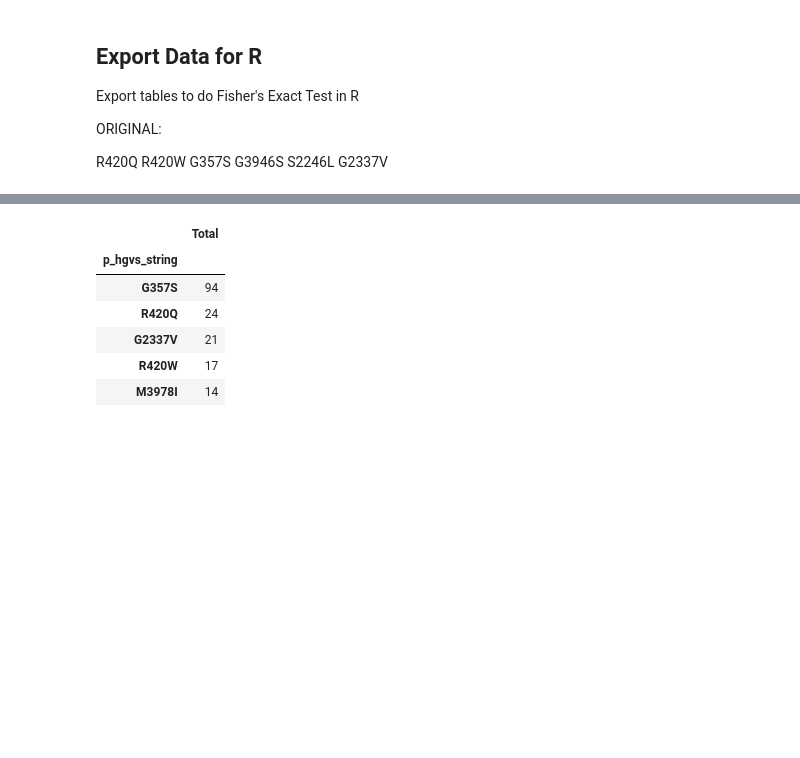
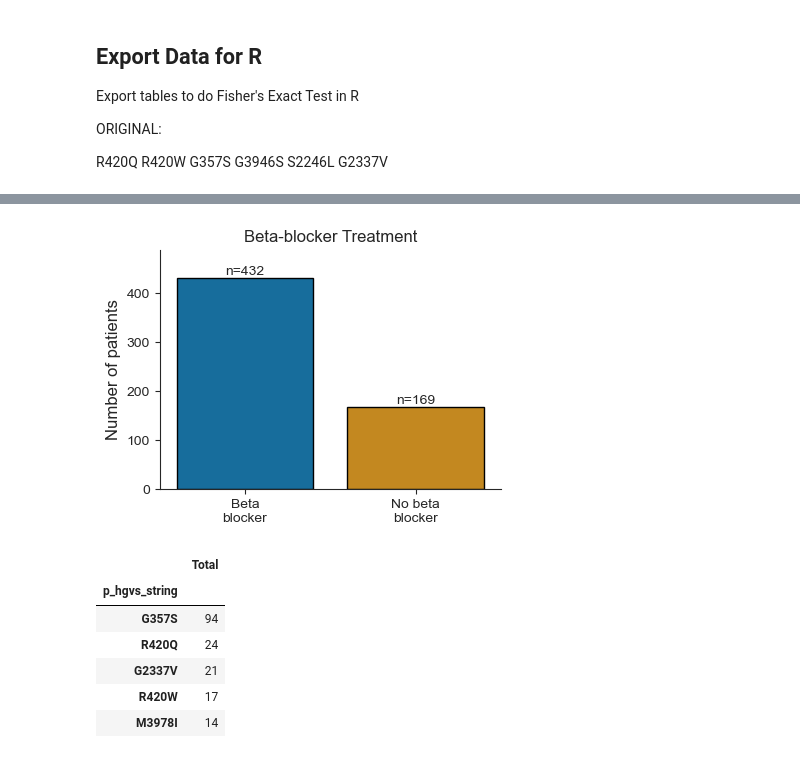
Before and after one commit to alexdaiii/cpvt_database_analysis, a Jupyter notebook: analysis/09_beta_blocker_cpvt.ipynb, the cells around one changed output, grey strips where cells are left out. Cells and saved outputs as stored; diff of their text form; code cells hidden in the pictures; blank space fills up the shorter version.

```diff
--- a/analysis/09_beta_blocker_cpvt.ipynb
+++ b/analysis/09_beta_blocker_cpvt.ipynb
@@ -584,3 +591,46 @@ plt_treatments_3()
+# %%
+from functools import partial
+
+
+def plt_treatments_6():
+    sns.set_style("ticks")
+    curr_plot = get_config().s_figure_treatments.panels["figure_6_three_panels"]
+
+    def _plot_wrapper(
+            func: Callable
+    ):
+        fig = plt.figure(figsize=(
+            curr_plot.fig_size[0] / 2,
+            curr_plot.fig_size[1]
+        ))
+        n_col = 1
+        n_row = 1
+        gs = GridSpec(n_row, n_col, figure=fig)
+
+        return partial(
+            func,
+            plt_figure=fig,
+            subplot_spec=gs[0, 0]
+        )
+
+    _plot_wrapper(
+        plot_counts_df
+    )(
+        len(set(df_cpvt_bb["individual_id"])),
+        len(
+            patient_ids - set(df_cpvt_bb["individual_id"])
+        ),
+        group_a="Beta\nblocker",
+        group_b="No beta\nblocker",
+        panel=curr_plot.panels["bb_vs_non_bb"],
+    )
+
+    plt.show()
+
+
+plt_treatments_6()
+# %% [output]
+[figure, added]
 # %%
 # only variants with more than 10 patients
 variants_by_bb_usage = pd.DataFrame(df_cpvt_bb.groupby(
```
Also changed, not shown: parts of 7 cells of this notebook, 1 other file.
